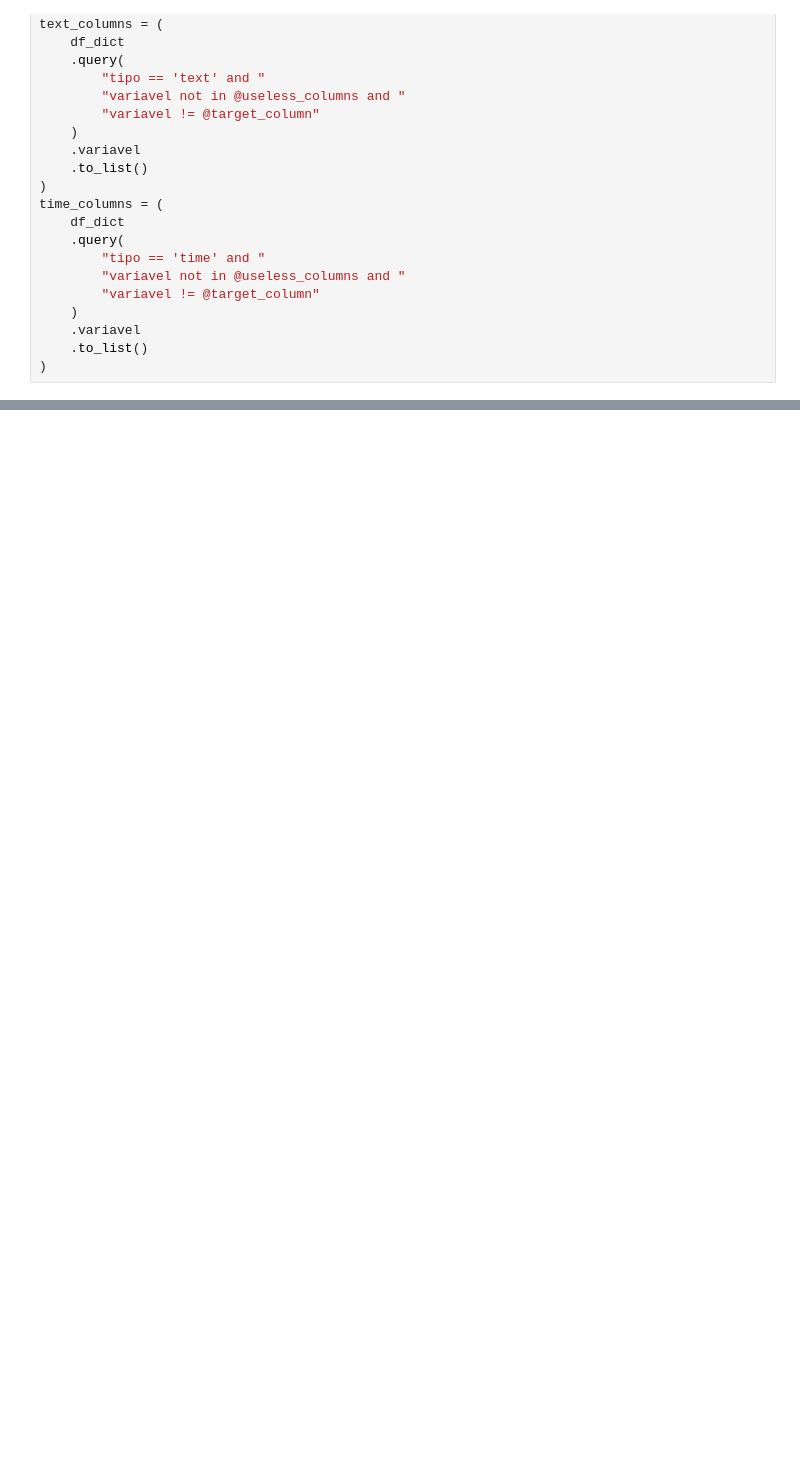
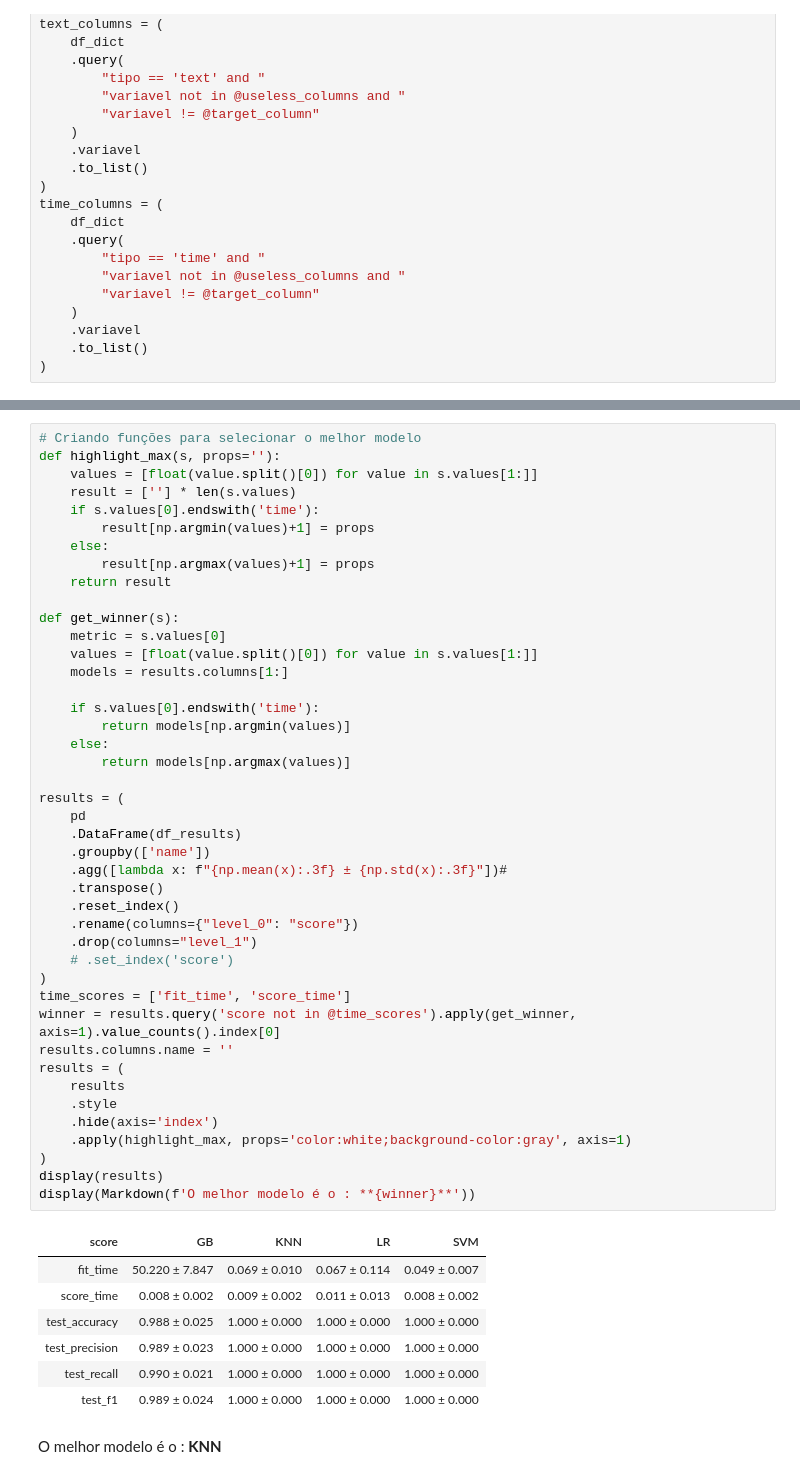
Before and after one commit to atlantico-academy/twitter-sentiment-analysis, a Jupyter notebook: notebooks/03-comparative_analysis.ipynb, the cells around one changed output, grey strips where cells are left out. Drawn from its saved outputs; the diff is of its cells as text; blank space fills up the shorter version.

```diff
--- a/notebooks/03-comparative_analysis.ipynb
+++ b/notebooks/03-comparative_analysis.ipynb
@@ -134,0 +232,52 @@ preprocessor.transform(X)
+# %%
+# Criando funções para selecionar o melhor modelo
+def highlight_max(s, props=''):
+    values = [float(value.split()[0]) for value in s.values[1:]]
+    result = [''] * len(s.values)
+    if s.values[0].endswith('time'):
+        result[np.argmin(values)+1] = props
+    else:
+        result[np.argmax(values)+1] = props
+    return result
+
+def get_winner(s):
+    metric = s.values[0]
+    values = [float(value.split()[0]) for value in s.values[1:]]
+    models = results.columns[1:]
+
+    if s.values[0].endswith('time'):
+        return models[np.argmin(values)]
+    else:
+        return models[np.argmax(values)]
+
+results = (
+    pd
+    .DataFrame(df_results)
+    .groupby(['name'])
+    .agg([lambda x: f"{np.mean(x):.3f} ± {np.std(x):.3f}"])#
+    .transpose()
+    .reset_index()
+    .rename(columns={"level_0": "score"})
+    .drop(columns="level_1")
+    # .set_index('score')
+)
+time_scores = ['fit_time', 'score_time']
+winner = results.query('score not in @time_scores').apply(get_winner, axis=1).value_counts().index[0]
+results.columns.name = ''
+results = (
+    results
+    .style
+    .hide(axis='index')
+    .apply(highlight_max, props='color:white;background-color:gray', axis=1)
+)
+display(results)
+display(Markdown(f'O melhor modelo é o : **{winner}**'))
+# %% [output]
+| score | GB | KNN | LR | SVM |
+| fit_time | 50.220 ± 7.847 | 0.069 ± 0.010 | 0.067 ± 0.114 | 0.049 ± 0.007 |
+| score_time | 0.008 ± 0.002 | 0.009 ± 0.002 | 0.011 ± 0.013 | 0.008 ± 0.002 |
+| test_accuracy | 0.988 ± 0.025 | 1.000 ± 0.000 | 1.000 ± 0.000 | 1.000 ± 0.000 |
+| test_precision | 0.989 ± 0.023 | 1.000 ± 0.000 | 1.000 ± 0.000 | 1.000 ± 0.000 |
+| test_recall | 0.990 ± 0.021 | 1.000 ± 0.000 | 1.000 ± 0.000 | 1.000 ± 0.000 |
+| test_f1 | 0.989 ± 0.024 | 1.000 ± 0.000 | 1.000 ± 0.000 | 1.000 ± 0.000 |
+O melhor modelo é o : **KNN**
```
Also changed, not shown: parts of 13 cells of this notebook, 3 other files.
